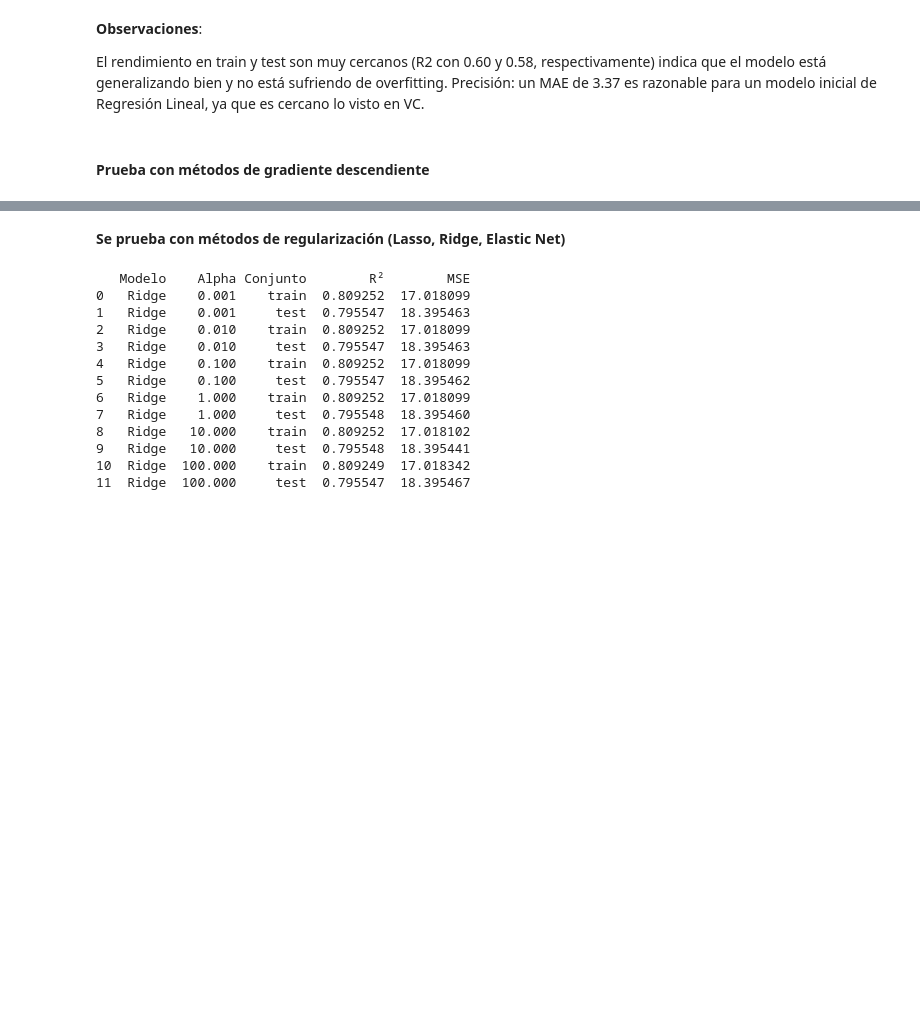
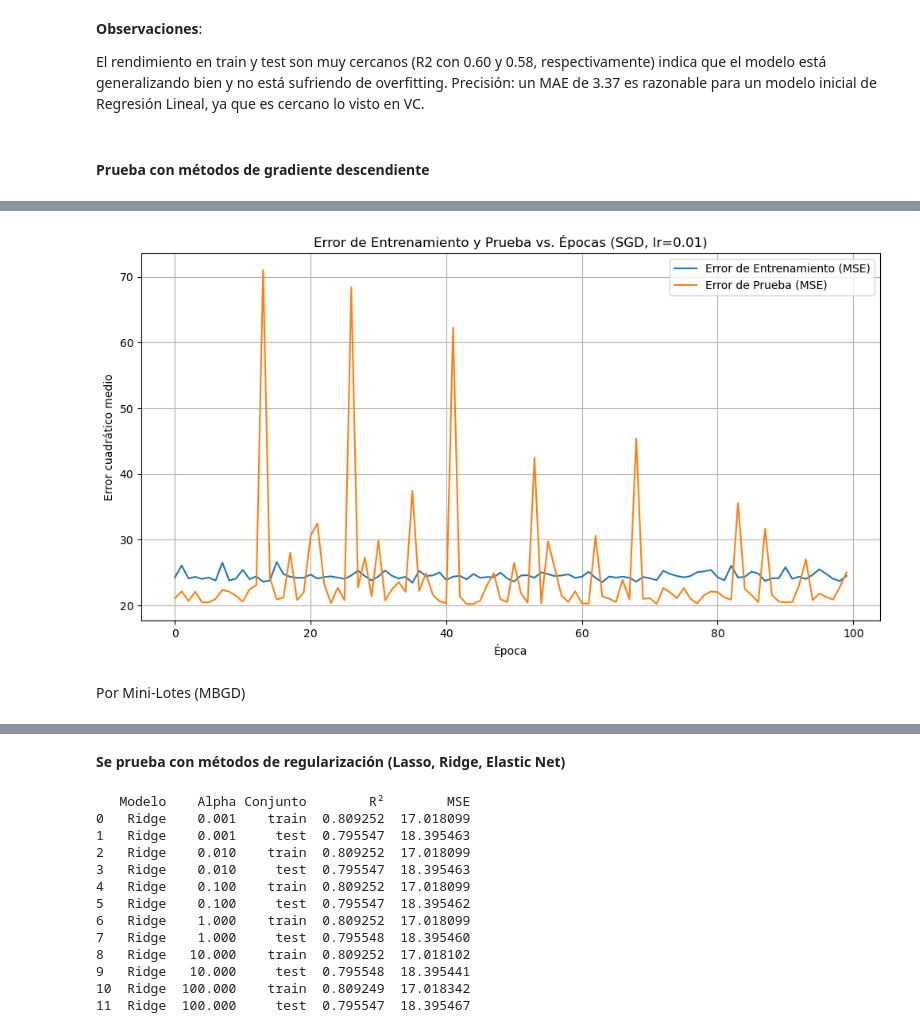
Before and after one commit to CaroRuiz92/AA1-TUIA-2025C2-Ruiz-Quispe, a Jupyter notebook: TP-Regresion-AA1-2025C1.ipynb, the cells around one changed output, grey strips where cells are left out. Drawn from its saved outputs; the diff is of its cells as text; code cells hidden in the pictures; blank space fills up the shorter version.

```diff
--- a/TP-Regresion-AA1-2025C1.ipynb
+++ b/TP-Regresion-AA1-2025C1.ipynb
@@ -710,0 +795,6 @@ plt.show()
+# %%
+stochastic_gradient_descent(X_train, y_train, X_test, y_test)
+# %% [output]
+[figure, added]
+# %% [markdown]
+Por Mini-Lotes (MBGD)
```
Also changed, not shown: parts of 11 cells of this notebook.
